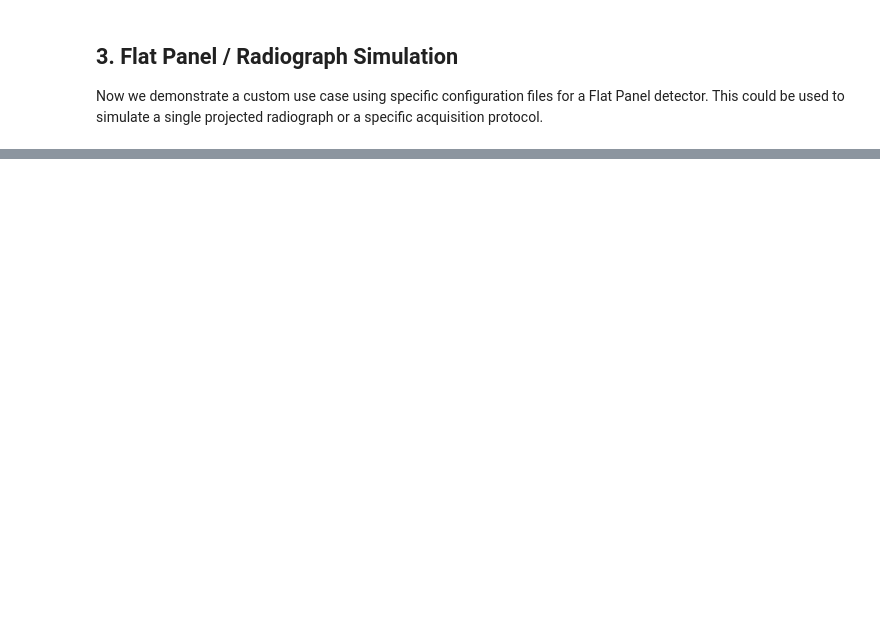
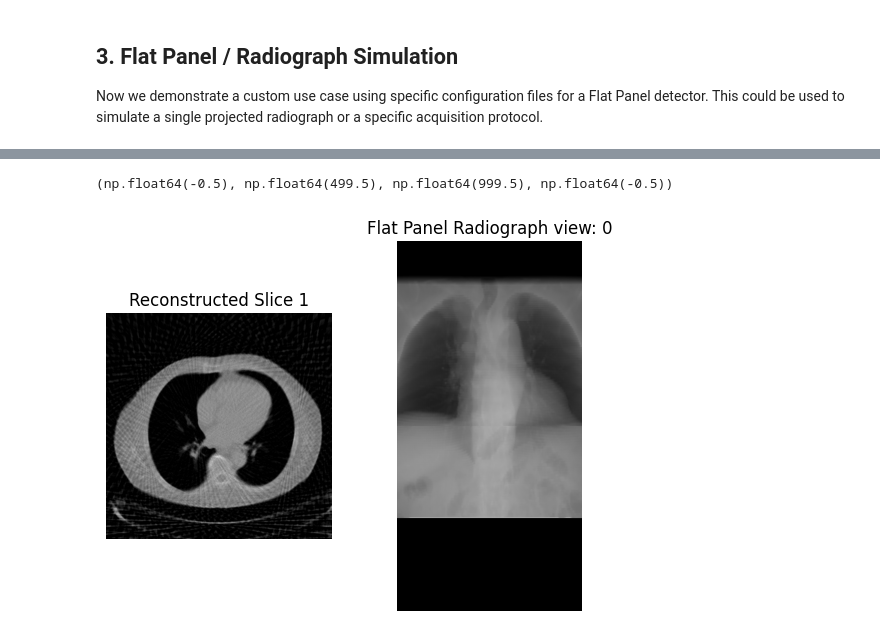
Before and after one commit to DIDSR/VITools, a Jupyter notebook: notebooks/04_voxelized_phantom_radiograph.ipynb, the cells around one changed output, grey strips where cells are left out. Drawn from its saved outputs; the diff is of its cells as text; code cells hidden in the pictures; blank space fills up the shorter version.

```diff
--- a/notebooks/04_voxelized_phantom_radiograph.ipynb
+++ b/notebooks/04_voxelized_phantom_radiograph.ipynb
@@ -355,0 +412,12 @@ else:
+# %%
+radiograph_view = 0
+f, axs = plt.subplots(1,2)
+axs[0].imshow(scanner_ct.recon[mid_slice], cmap='gray', vmin=-1000, vmax=1000)
+axs[0].set_title(f"Reconstructed Slice {mid_slice}")
+axs[0].axis('off')
+axs[1].imshow(projections[0], cmap='grey')
+axs[1].set_title(f"Flat Panel Radiograph view: {radiograph_view}")
+axs[1].axis('off')
+# %% [output]
+(np.float64(-0.5), np.float64(499.5), np.float64(999.5), np.float64(-0.5))
+[figure, added]
```
Also changed, not shown: parts of 10 cells of this notebook.
